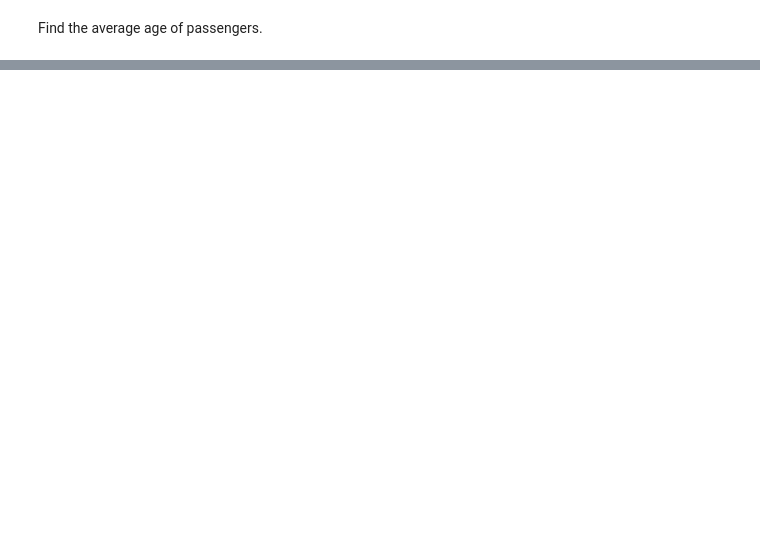
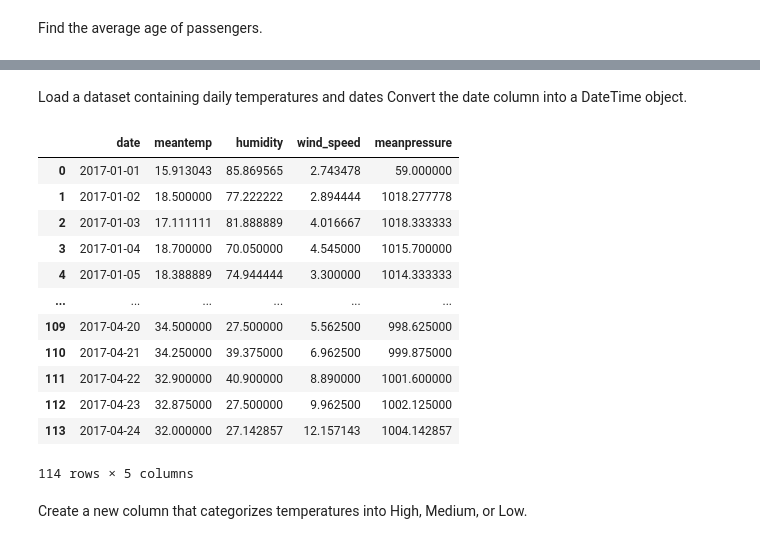
Before and after one commit to Praveenpadidapu/ML-Assignments, a Jupyter notebook: Assignment2.ipynb, the cells around one changed output, grey strips where cells are left out. Cells and saved outputs as stored; diff of their text form; code cells hidden in the pictures; blank space fills up the shorter version.

```diff
--- a/Assignment2.ipynb
+++ b/Assignment2.ipynb
@@ -291,0 +281,25 @@ KeyError: 'Age'
+# %% [markdown]
+ Load a dataset containing daily temperatures and dates
+ Convert the date column into a DateTime object.
+# %%
+import pandas as pd
+data=pd.read_csv('/content/DailyDelhiClimateTest.csv')
+data['date']=pd.to_datetime(data['date'])
+data
+# %% [output]
+|  | date | meantemp | humidity | wind_speed | meanpressure |
+| 0 | 2017-01-01 | 15.913043 | 85.869565 | 2.743478 | 59.000000 |
+| 1 | 2017-01-02 | 18.500000 | 77.222222 | 2.894444 | 1018.277778 |
+| 2 | 2017-01-03 | 17.111111 | 81.888889 | 4.016667 | 1018.333333 |
+| 3 | 2017-01-04 | 18.700000 | 70.050000 | 4.545000 | 1015.700000 |
+| 4 | 2017-01-05 | 18.388889 | 74.944444 | 3.300000 | 1014.333333 |
+| ... | ... | ... | ... | ... | ... |
+| 109 | 2017-04-20 | 34.500000 | 27.500000 | 5.562500 | 998.625000 |
+| 110 | 2017-04-21 | 34.250000 | 39.375000 | 6.962500 | 999.875000 |
+| 111 | 2017-04-22 | 32.900000 | 40.900000 | 8.890000 | 1001.600000 |
+| 112 | 2017-04-23 | 32.875000 | 27.500000 | 9.962500 | 1002.125000 |
+| 113 | 2017-04-24 | 32.000000 | 27.142857 | 12.157143 | 1004.142857 |
+114 rows × 5 columns
+# %% [markdown]
+Create a new column that categorizes temperatures into High, Medium, or
+Low.
```
Also changed, not shown: parts of 7 cells of this notebook.
